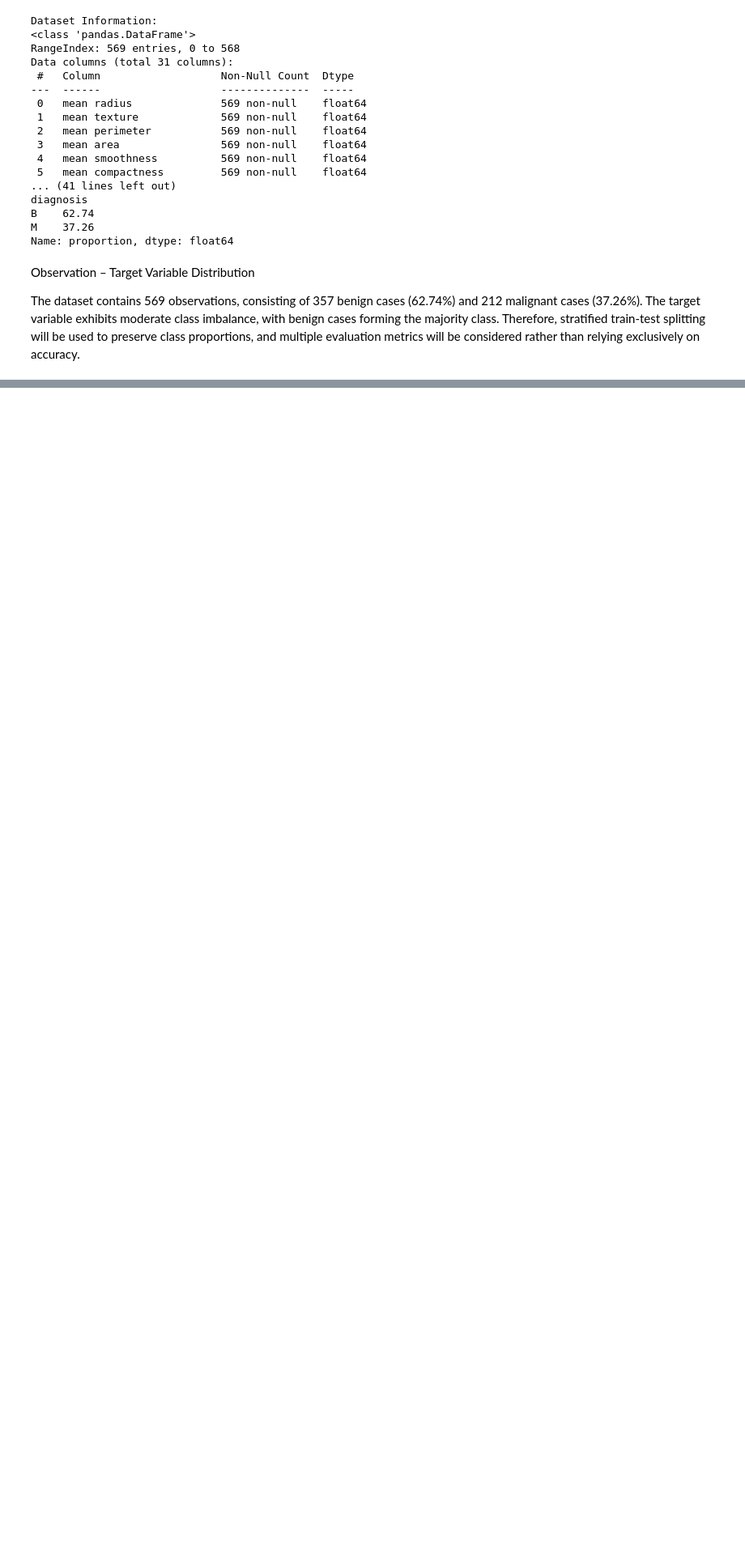
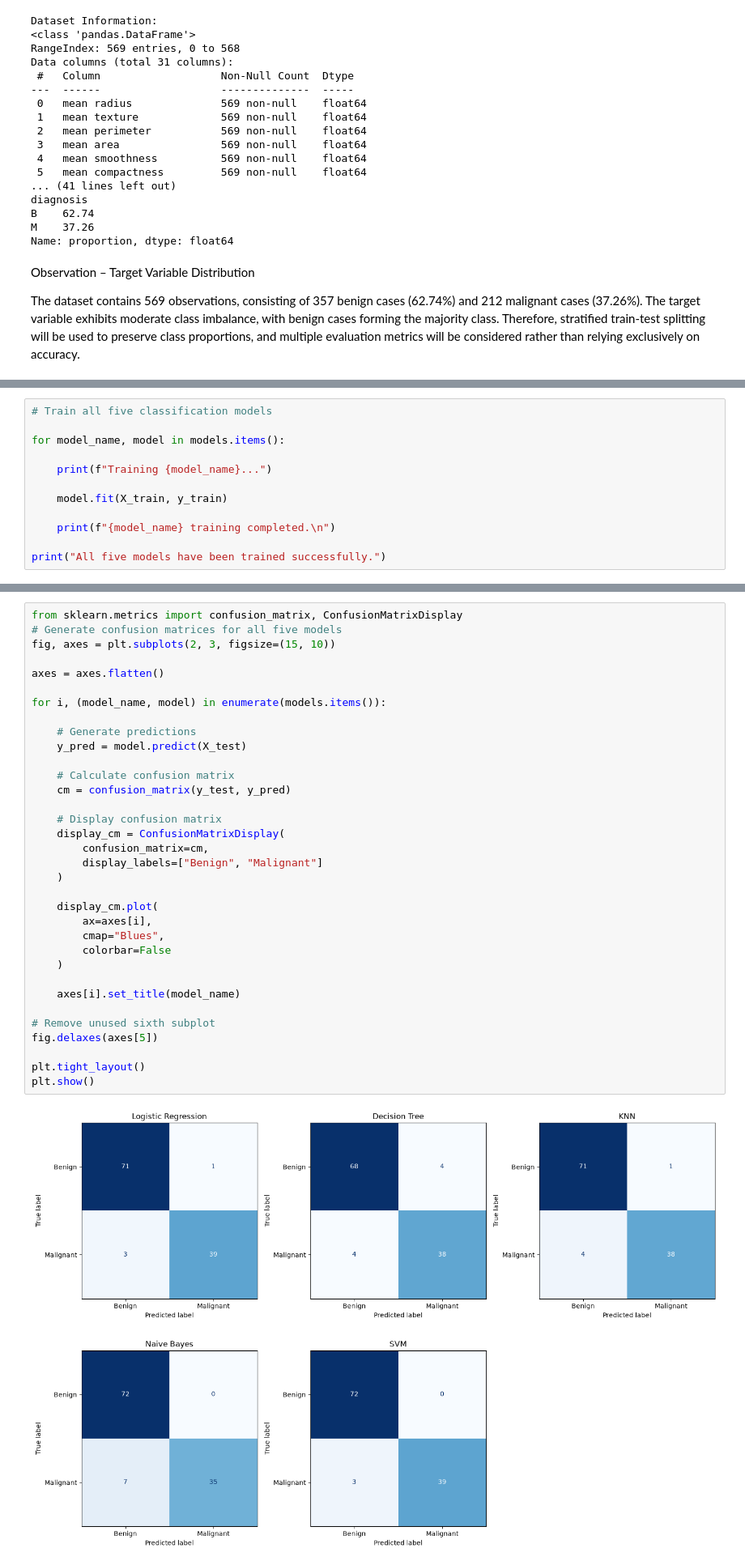
Before and after one commit to ravi-05912/ML_Assignment-2, a Jupyter notebook: notebooks/assignment_2.ipynb, the cells around one changed output, grey strips where cells are left out. Shown at 81% size. Drawn from its saved outputs; the diff is of its cells as text; blank space fills up the shorter version.

Commit message:
Trained Models

```diff
--- a/notebooks/assignment_2.ipynb
+++ b/notebooks/assignment_2.ipynb
@@ -132,0 +482,12 @@ The dataset contains 569 observations, consisting of 357 benign cases (62.74%) a
+# %%
+# Train all five classification models
+
+for model_name, model in models.items():
+
+    print(f"Training {model_name}...")
+
+    model.fit(X_train, y_train)
+
+    print(f"{model_name} training completed.\n")
+
+print("All five models have been trained successfully.")
@@ -132,0 +582,36 @@ The dataset contains 569 observations, consisting of 357 benign cases (62.74%) a
+# %%
+from sklearn.metrics import confusion_matrix, ConfusionMatrixDisplay
+# Generate confusion matrices for all five models
+fig, axes = plt.subplots(2, 3, figsize=(15, 10))
+
+axes = axes.flatten()
+
+for i, (model_name, model) in enumerate(models.items()):
+
+    # Generate predictions
+    y_pred = model.predict(X_test)
+
+    # Calculate confusion matrix
+    cm = confusion_matrix(y_test, y_pred)
+
+    # Display confusion matrix
+    display_cm = ConfusionMatrixDisplay(
+        confusion_matrix=cm,
+        display_labels=["Benign", "Malignant"]
+    )
+
+    display_cm.plot(
+        ax=axes[i],
+        cmap="Blues",
+        colorbar=False
+    )
+
+    axes[i].set_title(model_name)
+
+# Remove unused sixth subplot
+fig.delaxes(axes[5])
+
+plt.tight_layout()
+plt.show()
+# %% [output]
+[figure, added]
```
Also changed, not shown: parts of 26 cells of this notebook, 19 other files.
